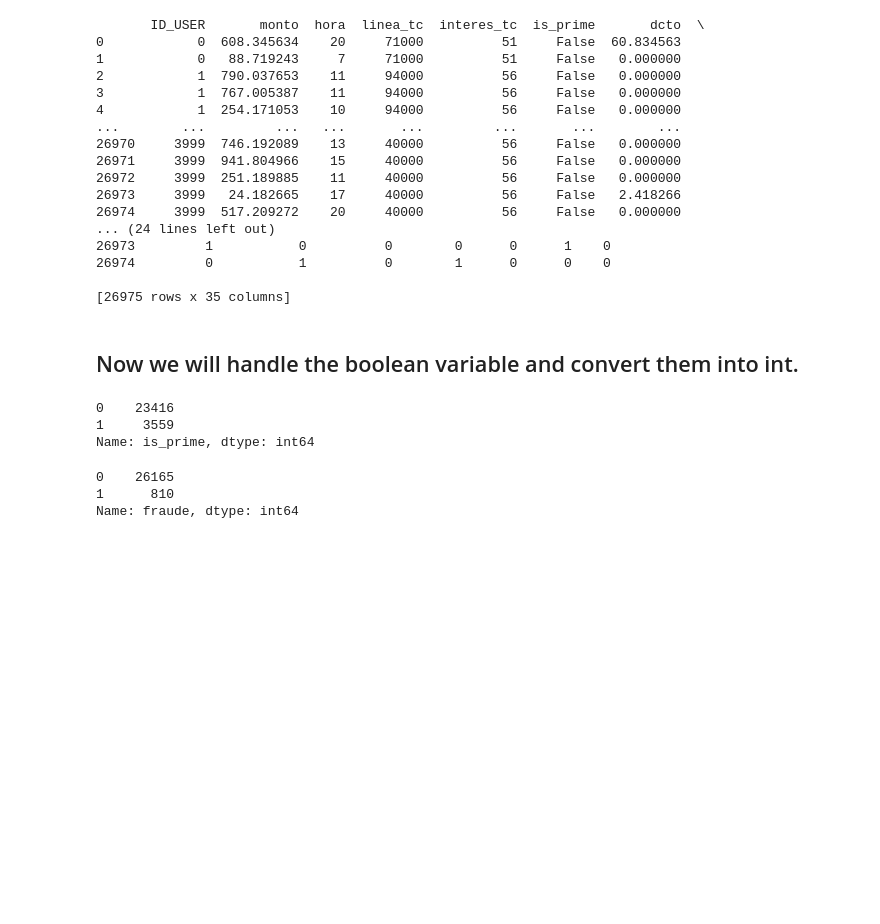
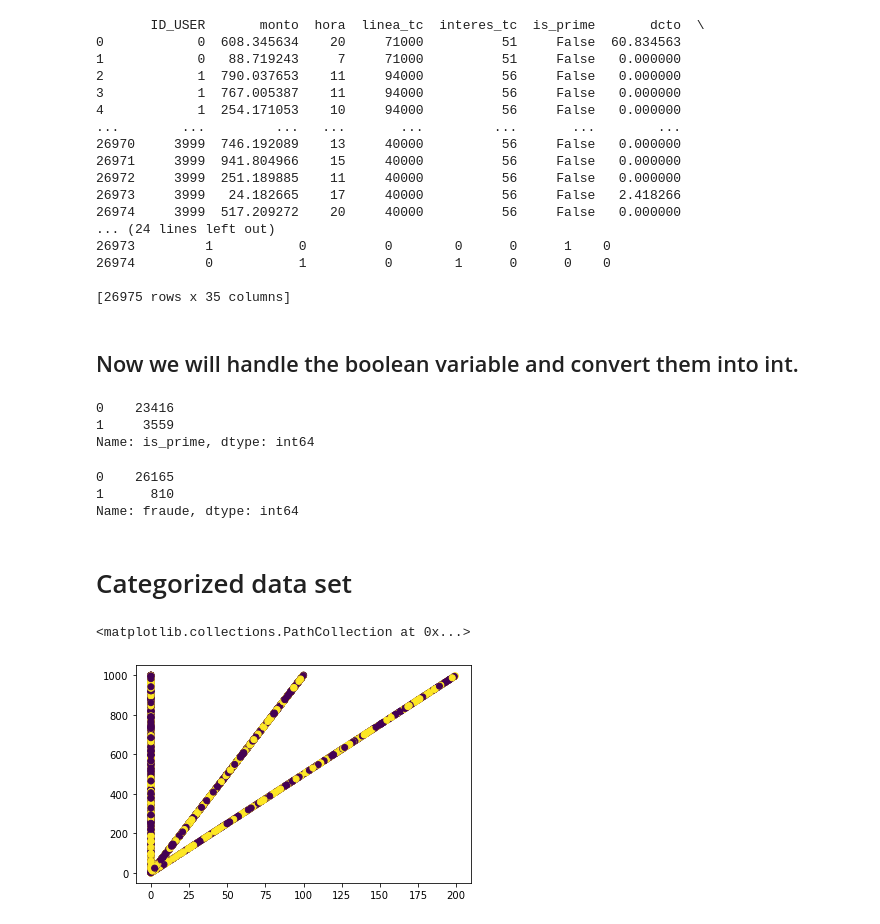
Before and after one commit to lucho8908/data_science_challenge, a Jupyter notebook: Data Analysis.ipynb, the cells around one changed output. Cells and saved outputs as stored; diff of their text form; code cells hidden in the pictures; blank space fills up the shorter version.

```diff
--- a/Data Analysis.ipynb
+++ b/Data Analysis.ipynb
@@ -275,3 +276,13 @@ data_df['fraude'].value_counts()
 0    26165
 1      810
 Name: fraude, dtype: int64
+# %% [markdown]
+# Categorized data set
+# %%
+kmeans = cluster.KMeans(n_clusters=2, random_state=100).fit(data_df)
+y_pred = kmeans.labels_
+
+plt.scatter(data_df['dcto'], data_df['monto'], c=y_pred)
+# %% [output]
+<matplotlib.collections.PathCollection at 0x...>
+[figure, added]
```
Also changed, not shown: parts of 2 cells of this notebook.
